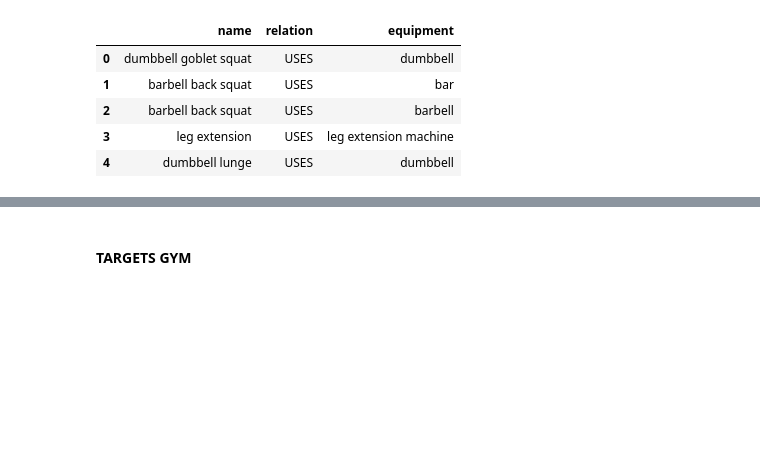
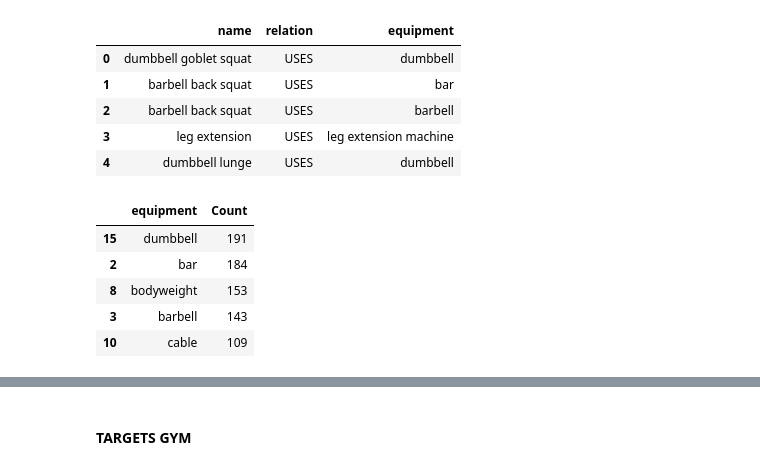
Before and after one commit to imdaredevil/fitness_kg, a Jupyter notebook: Entity Linking/Entity Linking.ipynb, the cells around one changed output, grey strips where cells are left out. Cells and saved outputs as stored; diff of their text form; code cells hidden in the pictures; blank space fills up the shorter version.

```diff
--- a/Entity Linking/Entity Linking.ipynb
+++ b/Entity Linking/Entity Linking.ipynb
@@ -2072,3 +2112,13 @@ uses.head()
 | 4 | dumbbell lunge | USES | dumbbell |
 # %%
 uses.to_csv("Data_KG_Creation/rel_USES.csv", index = False)
+# %%
+data_viz = uses.groupby('equipment')['name'].count().reset_index().rename(columns = {"name":"Count"}).sort_values("Count", ascending = False).head(10)
+data_viz.head()
+# %% [output]
+|  | equipment | Count |
+| 15 | dumbbell | 191 |
+| 2 | bar | 184 |
+| 8 | bodyweight | 153 |
+| 3 | barbell | 143 |
+| 10 | cable | 109 |
```
Also changed, not shown: parts of 11 cells of this notebook, 4 other files.
